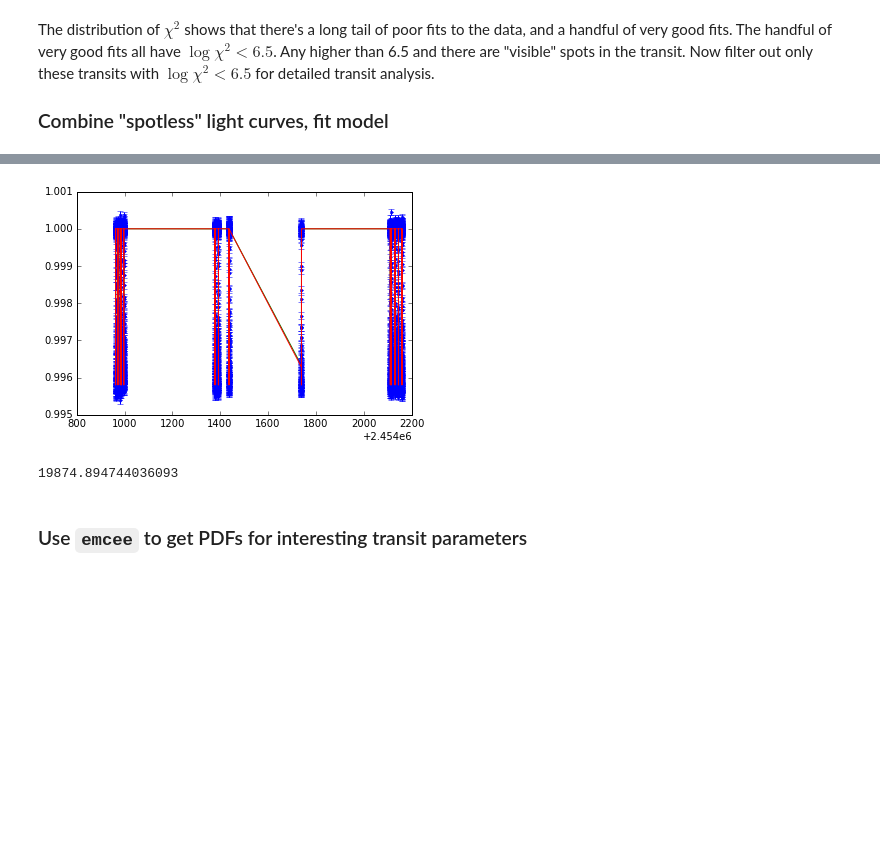
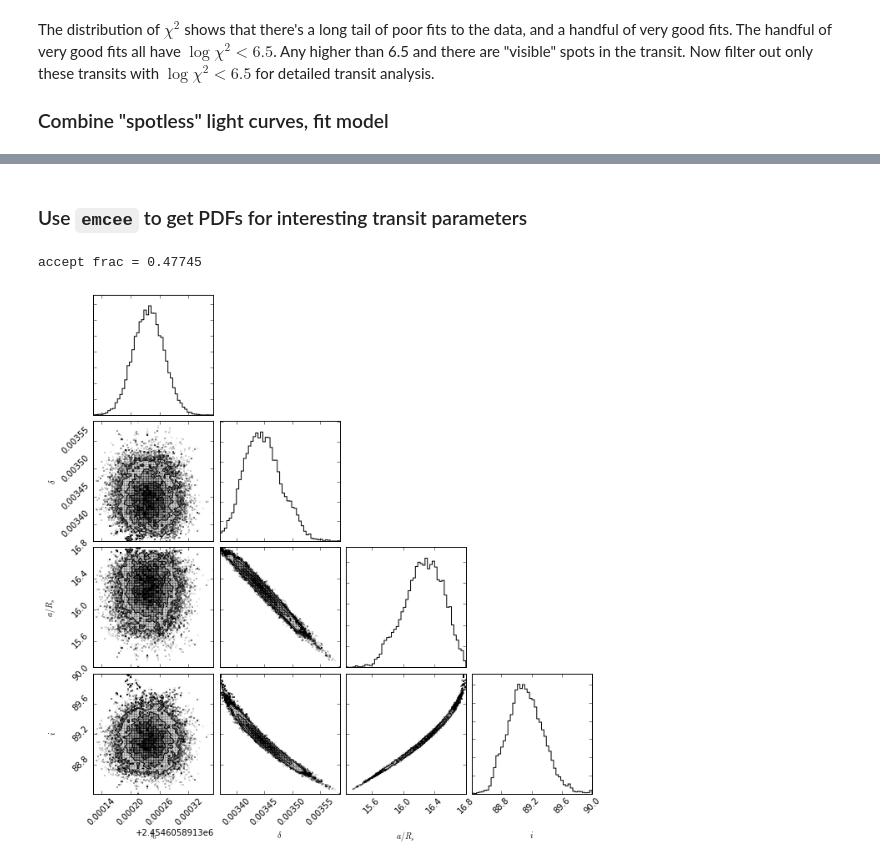
Before and after one commit to bmorris3/hat-11, a Jupyter notebook: data/clean_lightcurves.ipynb, the cells around one changed output, grey strips where cells are left out. Drawn from its saved outputs; the diff is of its cells as text; code cells hidden in the pictures; blank space fills up the shorter version.

```diff
--- a/data/clean_lightcurves.ipynb
+++ b/data/clean_lightcurves.ipynb
@@ -107,7 +143,22 @@ low_chi2_transits.plot()
-# %%
-low_chi2_transits.fiducial_transit_fit(plots=True);
-# %% [output]
-[figure, removed]
-19874.894744036093
 # %% [markdown]
 ### Use `emcee` to get PDFs for interesting transit parameters
+# %%
+import cleanfit
+reload(cleanfit)
+from cleanfit import run_emcee, plot_triangle
+
+# Use least-sq results and Deming 2011 params to start MCMC
+[t0, depth, a, inc] = leastsq_fit_params
+p0 = leastsq_fit_params
+n_steps = 1000
+scale_the_errors_by_a_factor_of = 1.1
+transit_lc = spotless_transits
+samples, sampler = run_emcee(p0, transit_lc.times.jd, transit_lc.fluxes,
+                             scale_the_errors_by_a_factor_of*transit_lc.errors,
+                             n_steps)
+# %%
+print("accept frac = {}".format(np.mean(sampler.acceptance_fraction)))
+plot_triangle(samples)
+# %% [output]
+accept frac = 0.47745
+[figure, added]
```
Also changed, not shown: parts of 10 cells of this notebook, 2 other files.
